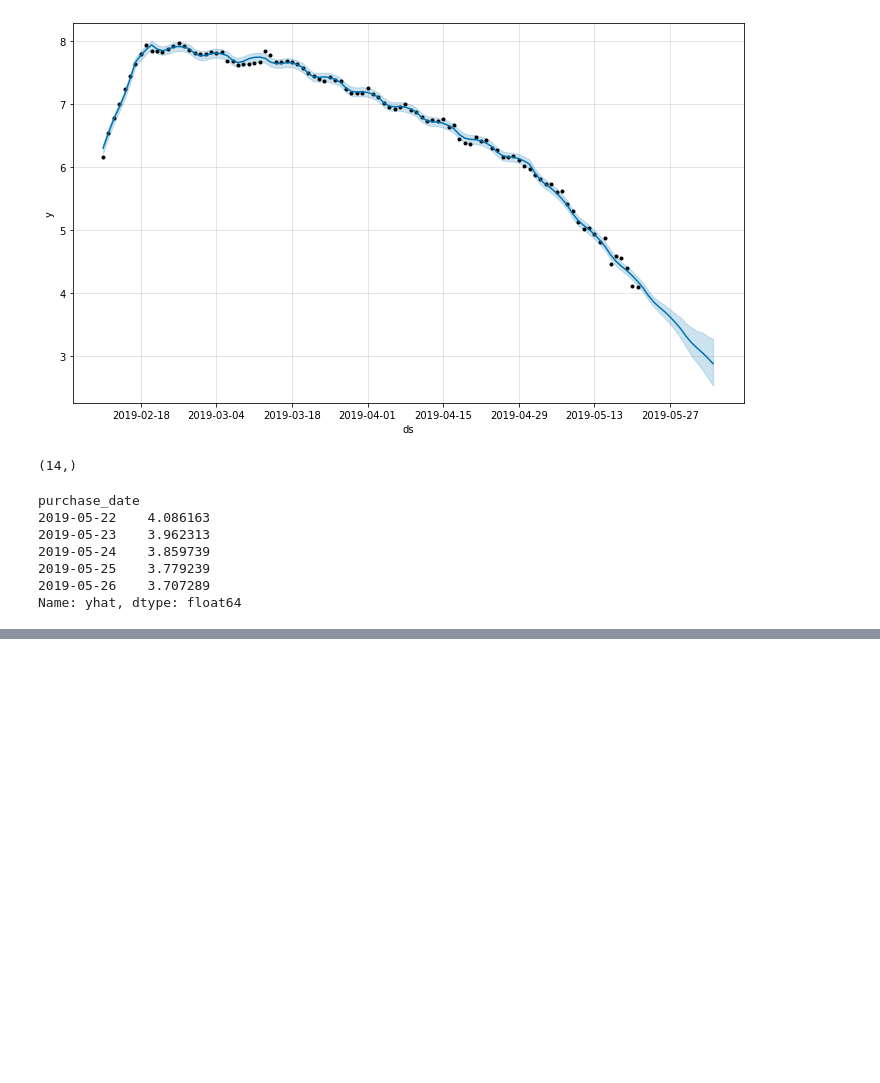
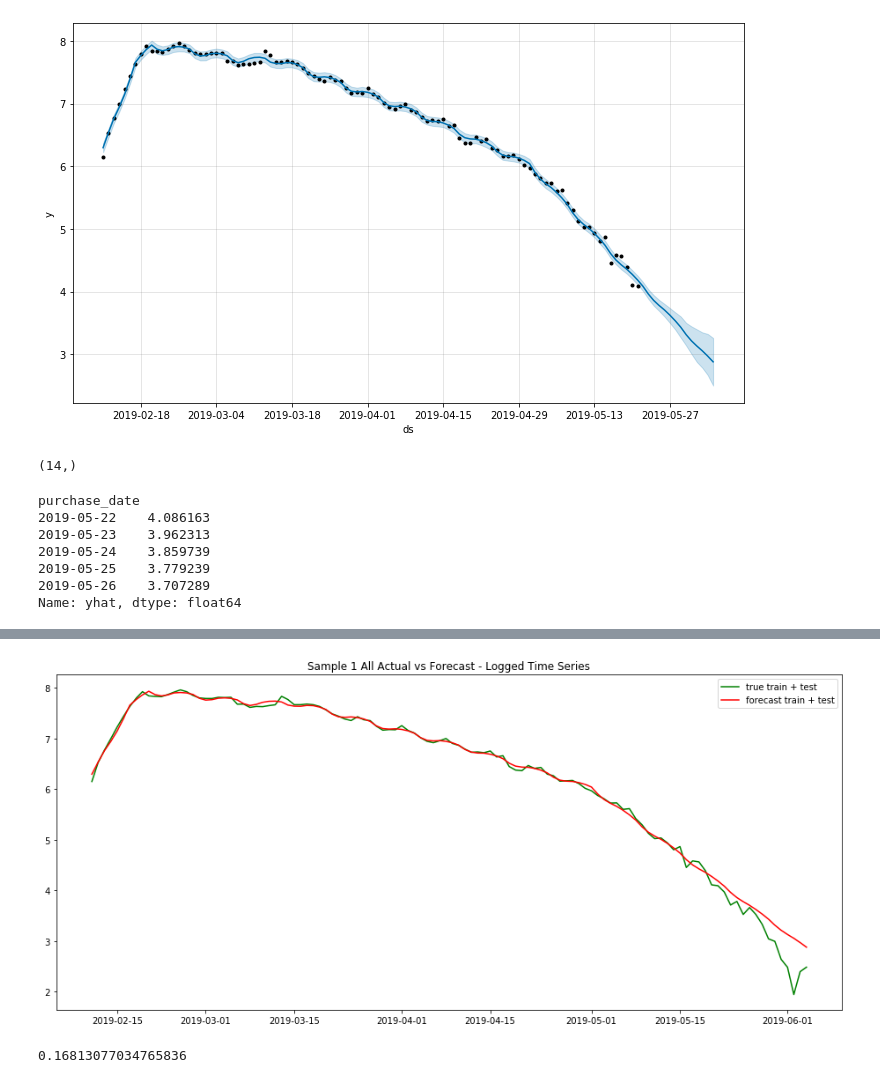
Before and after one commit to hanhanwu/Hanhan_Break_the_Limits, a Jupyter notebook: Bank_Fantasy/Golden_Bridge/prophet_forecast.ipynb, the cells around one changed output, grey strips where cells are left out. Cells and saved outputs as stored; diff of their text form; code cells hidden in the pictures; blank space fills up the shorter version.

```diff
--- a/Bank_Fantasy/Golden_Bridge/prophet_forecast.ipynb
+++ b/Bank_Fantasy/Golden_Bridge/prophet_forecast.ipynb
@@ -167 +167,20 @@ rmse
 0.45643689349167504
+# %%
+y_all = forecast['yhat']
+y_all.index = forecast['ds']
+
+ts_log1 = ts_log_train1.copy()
+ts_log1 = ts_log1.append(ts_log_test1)
+
+plt.figure(figsize=(16,7))
+plt.plot(ts_log1.index, ts_log1, label='true train + test', color='green')
+plt.plot(y_all.index, y_all, label = 'forecast train + test', color='red')
+plt.legend(loc='best')
+plt.title("Sample 1 All Actual vs Forecast - Logged Time Series")
+plt.show()
+
+rmse = sqrt(mean_squared_error(ts_log1, y_all))
+rmse
+# %% [output]
+[figure, added]
+0.16813077034765836
```
Also changed, not shown: parts of 5 cells of this notebook.
